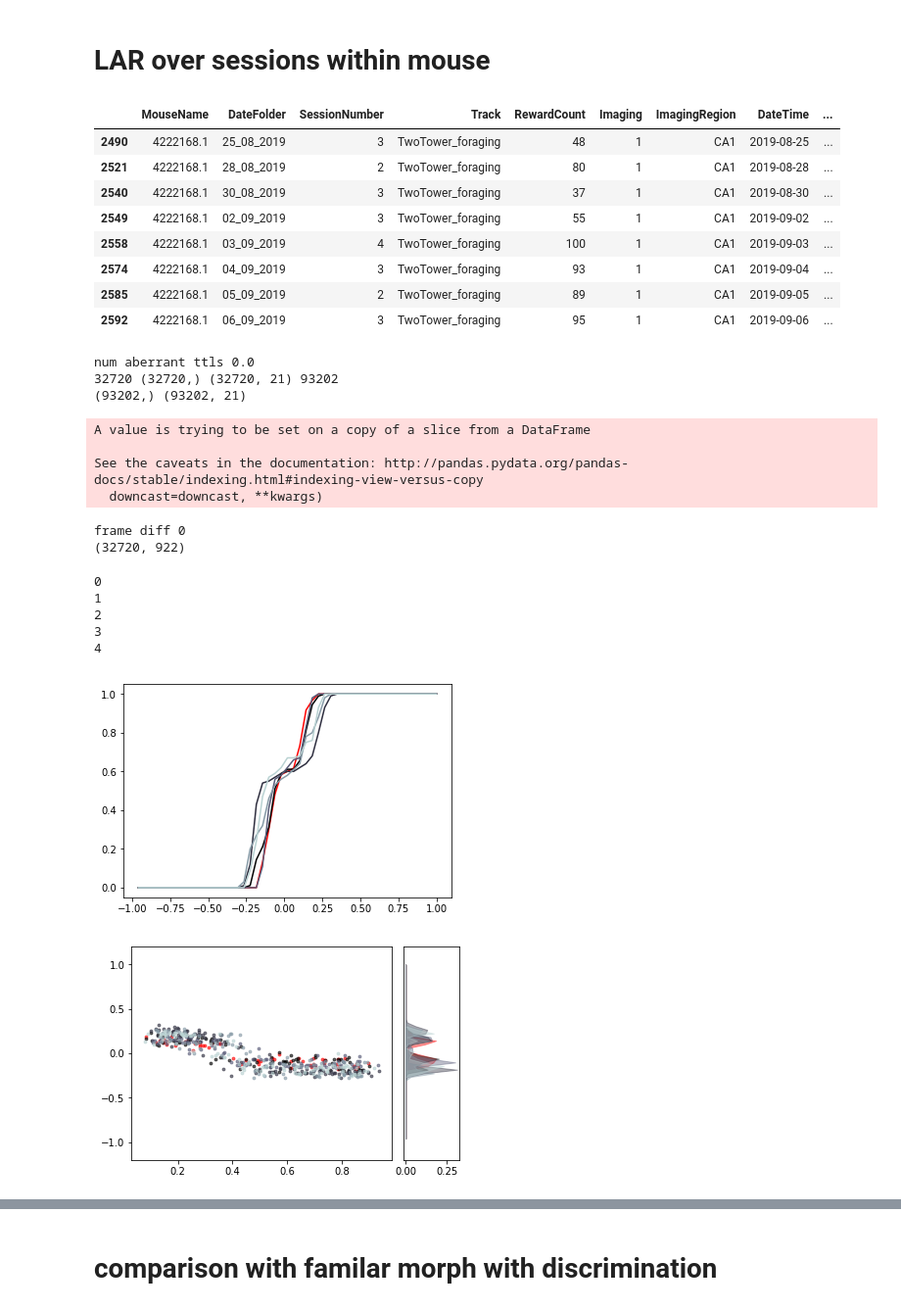
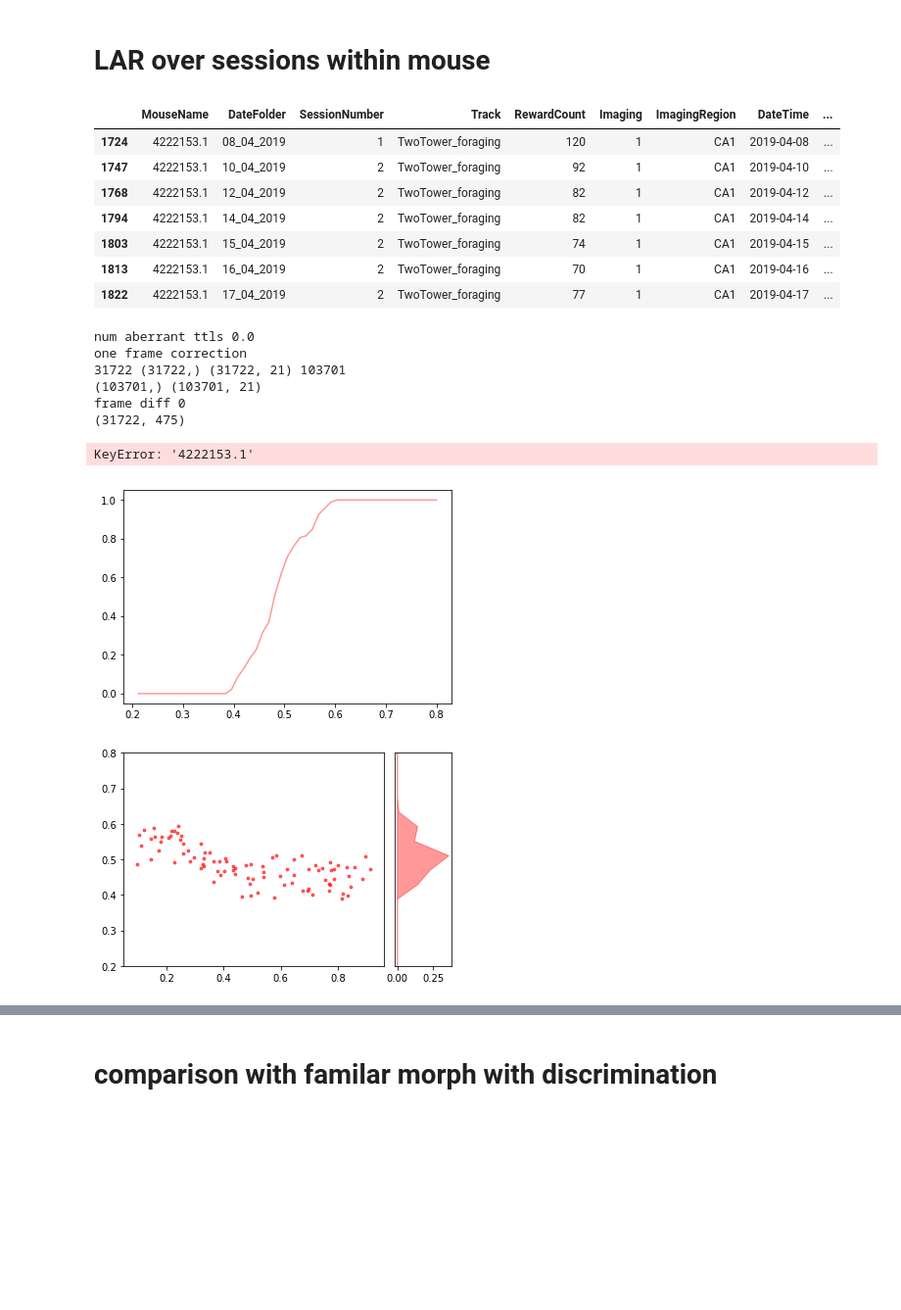
Before and after one commit to GiocomoLab/MightyMorphingPhotonRangers, a Jupyter notebook: SimMats/LogAngleRatioPlots.ipynb, the cells around one changed output, grey strips where cells are left out. Shown at 98% size. Saved outputs shown, nothing was run; the diff lists cells and outputs as text; code cells hidden in the pictures; blank space fills up the shorter version.

Commit message:
change some plotting code, add model comparisons

```diff
--- a/SimMats/LogAngleRatioPlots.ipynb
+++ b/SimMats/LogAngleRatioPlots.ipynb
@@ -85,10 +86,12 @@ def sess_lar(sess,max_pos=450,cellmask = None):
         cd = centroid0-centroid1
 #         cd/=np.linalg.norm(cd.ravel(),ord=2)
 
-        sim0[trial],sim1[trial] = np.dot(S_tm_norm[trial,:],centroid0), np.dot(S_tm_norm[trial,:],centroid1)
+        angle0, angle1 = np.dot(S_tm_norm[trial,:],centroid0), np.dot(S_tm_norm[trial,:],centroid1)
+        sim0[trial],sim1[trial] = angle0,angle1
 #         print(effMorph[trial],sim0[trial],sim1[trial])
 #         lar[trial]= np.log(np.dot(S_tm_norm[trial,:],centroid0)/np.dot(S_tm_norm[trial,:],centroid1))
-        lar[trial] = np.dot(S_tm_norm[trial,:],cd)
+#         lar[trial] = np.dot(S_tm_norm[trial,:],cd)
+        lar[trial]=angle0/(angle0+angle1)
 
     return lar, effMorph, sim0, sim1
 # %%
@@ -810,7 +859,7 @@ basedir = "G:\\My Drive\\manuscripts\\MightyMorphinPhotonRangers_Manuscript\\Fig
 # %% [markdown]
 # LAR over sessions within mouse
 # %%
-def _plot_LAR_session(lar,em,color='red',ymin=-1.2,ymax=1.2,f=None,gs=None,ax_scat = None,ax_hist=None):
+def _plot_LAR_session(lar,em,color='red',ymin=.2,ymax=.8,f=None,gs=None,ax_scat = None,ax_hist=None):
 
     if f is None:
         f = plt.figure()
@@ -830,61 +879,53 @@ def _plot_LAR_session(lar,em,color='red',ymin=-1.2,ymax=1.2,f=None,gs=None,ax_sc
     return {'f':f,'ax_scat':ax_scat,'gs':gs,'ax_hist':ax_hist}
 # %%
 
-mouse = '4222168.1'
+mouse = '4222153.1'
 df_mouse = df[df['MouseName'].str.match(mouse)]
 df_mouse
 # %% [output]
 |  | MouseName | DateFolder | SessionNumber | Track | RewardCount | Imaging | ImagingRegion | DateTime | ... |
-| 2490 | 4222168.1 | 25_08_2019 | 3 | TwoTower_foraging | 48 | 1 | CA1 | 2019-08-25 | ... |
-| 2521 | 4222168.1 | 28_08_2019 | 2 | TwoTower_foraging | 80 | 1 | CA1 | 2019-08-28 | ... |
-| 2540 | 4222168.1 | 30_08_2019 | 3 | TwoTower_foraging | 37 | 1 | CA1 | 2019-08-30 | ... |
-| 2549 | 4222168.1 | 02_09_2019 | 3 | TwoTower_foraging | 55 | 1 | CA1 | 2019-09-02 | ... |
-| 2558 | 4222168.1 | 03_09_2019 | 4 | TwoTower_foraging | 100 | 1 | CA1 | 2019-09-03 | ... |
-| 2574 | 4222168.1 | 04_09_2019 | 3 | TwoTower_foraging | 93 | 1 | CA1 | 2019-09-04 | ... |
-| 2585 | 4222168.1 | 05_09_2019 | 2 | TwoTower_foraging | 89 | 1 | CA1 | 2019-09-05 | ... |
-| 2592 | 4222168.1 | 06_09_2019 | 3 | TwoTower_foraging | 95 | 1 | CA1 | 2019-09-06 | ... |
+| 1724 | 4222153.1 | 08_04_2019 | 1 | TwoTower_foraging | 120 | 1 | CA1 | 2019-04-08 | ... |
+| 1747 | 4222153.1 | 10_04_2019 | 2 | TwoTower_foraging | 92 | 1 | CA1 | 2019-04-10 | ... |
+| 1768 | 4222153.1 | 12_04_2019 | 2 | TwoTower_foraging | 82 | 1 | CA1 | 2019-04-12 | ... |
+| 1794 | 4222153.1 | 14_04_2019 | 2 | TwoTower_foraging | 82 | 1 | CA1 | 2019-04-14 | ... |
+| 1803 | 4222153.1 | 15_04_2019 | 2 | TwoTower_foraging | 74 | 1 | CA1 | 2019-04-15 | ... |
+| 1813 | 4222153.1 | 16_04_2019 | 2 | TwoTower_foraging | 70 | 1 | CA1 | 2019-04-16 | ... |
+| 1822 | 4222153.1 | 17_04_2019 | 2 | TwoTower_foraging | 77 | 1 | CA1 | 2019-04-17 | ... |
 # %%
-sess = df_mouse.iloc[0]
+sess = df_mouse.iloc[2]
 _lar,_em,sim0,sim1 = sess_lar(sess,max_pos=450.)
 # %% [output]
 num aberrant ttls 0.0
-32720 (32720,) (32720, 21) 93202
-(93202,) (93202, 21)
+one frame correction
+31722 (31722,) (31722, 21) 103701
+(103701,) (103701, 21)
+frame diff 0
+(31722, 475)
-A value is trying to be set on a copy of a slice from a DataFrame
-
-See the caveats in the documentation: http://pandas.pydata.org/pandas-docs/stable/indexing.html#indexing-view-versus-copy
-  downcast=downcast, **kwargs)
-frame diff 0
-(32720, 922)
 # %%
-edges = np.linspace(-1,1)
+edges = np.linspace(.2,.8)
 
 
 f_cdf,ax_cdf = plt.subplots()
 
 hist,trsh = np.histogram(_lar,edges)
 hist = hist/hist.sum()
-ax_cdf.plot(edges[1:],np.cumsum(hist),color='red')
+ax_cdf.plot(edges[1:],np.cumsum(hist),color='red',alpha=.4)
 
 fig_d = _plot_LAR_session(_lar,_em,color='red')
 
 N = len(LAR_rare[mouse])
 for sess, (lar,em) in enumerate(zip(LAR_rare[mouse],EM_rare[mouse])):
     print(sess)
     hist,trsh = np.histogram(lar,edges)
     hist=hist/hist.sum()
     ax_cdf.plot(edges[1:],np.cumsum(hist),color=plt.cm.bone(np.float(sess)/N))
 
     fig_d = _plot_LAR_session(lar,em,**fig_d,color=plt.cm.bone(np.float(sess)/N))
 
-# f_cdf.savefig(os.path.join(basedir,"%s_sess_lsr_cdf.pdf" % mouse),format='pdf')
-# fig_d['f'].savefig(os.path.join(basedir,"%s_sess_lsr.pdf" % mouse), format = 'pdf')
+f_cdf.savefig(os.path.join(basedir,"%s_sess_lsr_cdf.pdf" % mouse),format='pdf')
+fig_d['f'].savefig(os.path.join(basedir,"%s_sess_lsr.pdf" % mouse), format = 'pdf')
 # %% [output]
-0
-1
-2
-3
-4
+KeyError: '4222153.1'
-[figure, old version]
+[figure, new version]
-[figure, old version]
+[figure, new version]
 # %%
```
Also changed, not shown: parts of 22 cells of this notebook, 7 other files.
